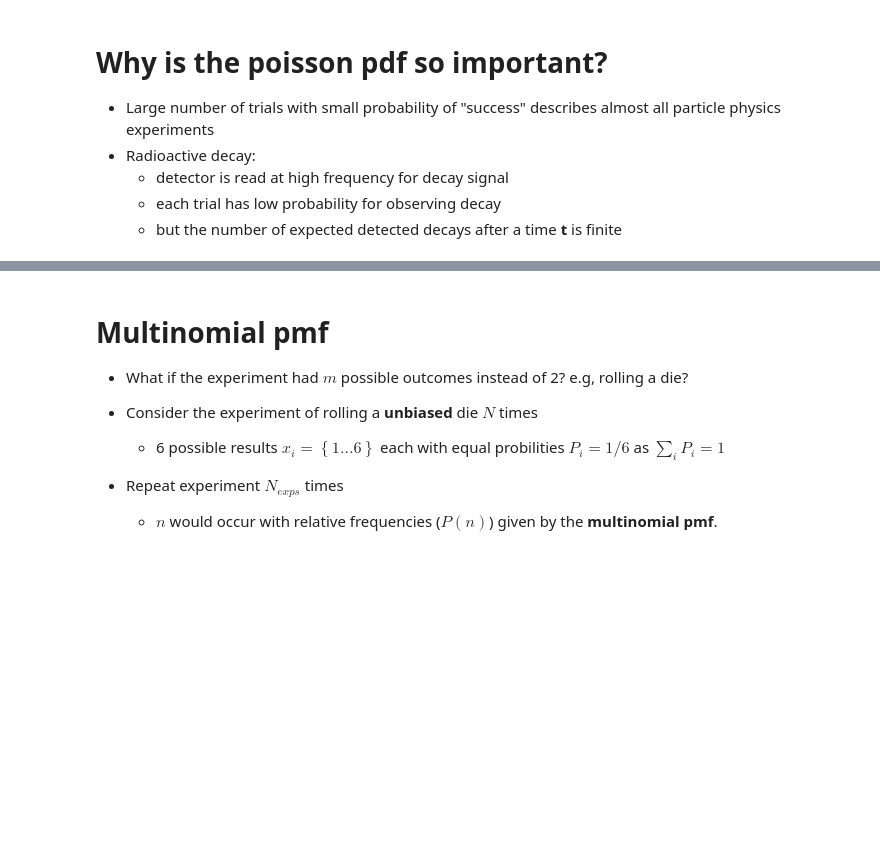
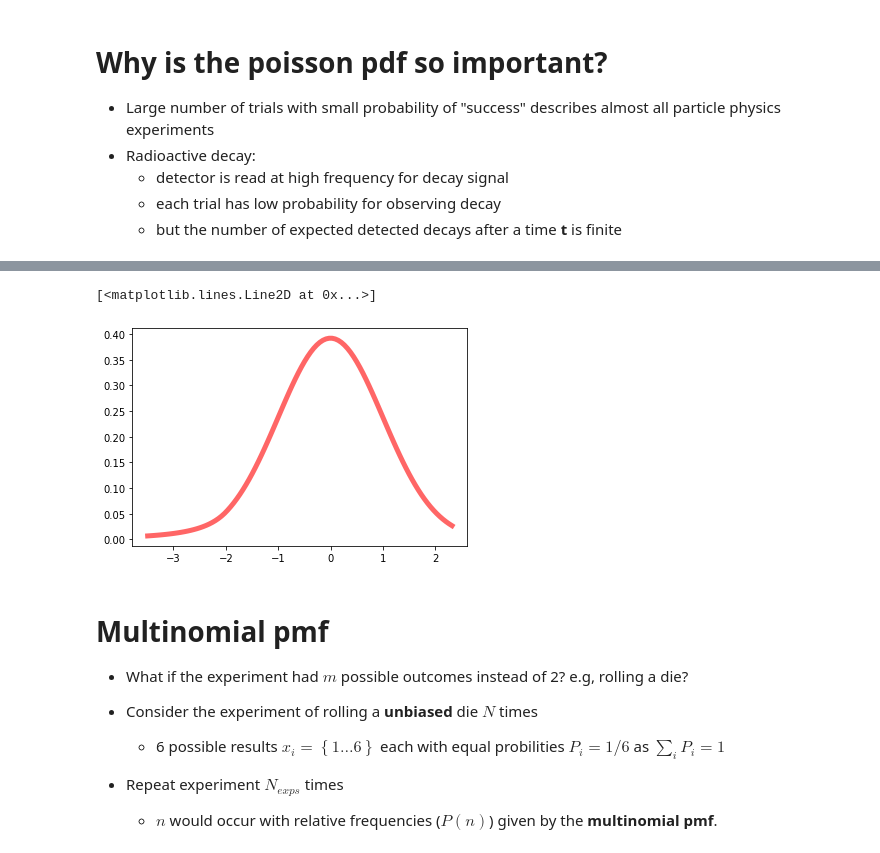
Before and after one commit to keaveney/StatisticsLectures, a Jupyter notebook: CommonPDFs.ipynb, the cells around one changed output, grey strips where cells are left out. Saved outputs shown, nothing was run; the diff lists cells and outputs as text; code cells hidden in the pictures; blank space fills up the shorter version.

```diff
--- a/CommonPDFs.ipynb
+++ b/CommonPDFs.ipynb
@@ -138,3 +192,16 @@ plt.show()
+# %%
+from scipy.stats import crystalball
+beta, m = 2, 3
+mean, var, skew, kurt = crystalball.stats(beta, m, moments='mvsk')
+
+fig, ax = plt.subplots(1, 1)
+
+x = np.linspace(crystalball.ppf(0.01, beta, m), crystalball.ppf(0.99, beta, m), 100)
+
+ax.plot(x, crystalball.pdf(x, beta, m), 'r-', lw=5, alpha=0.6, label='crystalball pdf')
+# %% [output]
+[<matplotlib.lines.Line2D at 0x...>]
+[figure, added]
 # %% [markdown]
 # Multinomial pmf
 
```
Also changed, not shown: parts of 6 cells of this notebook, 1 other file.
